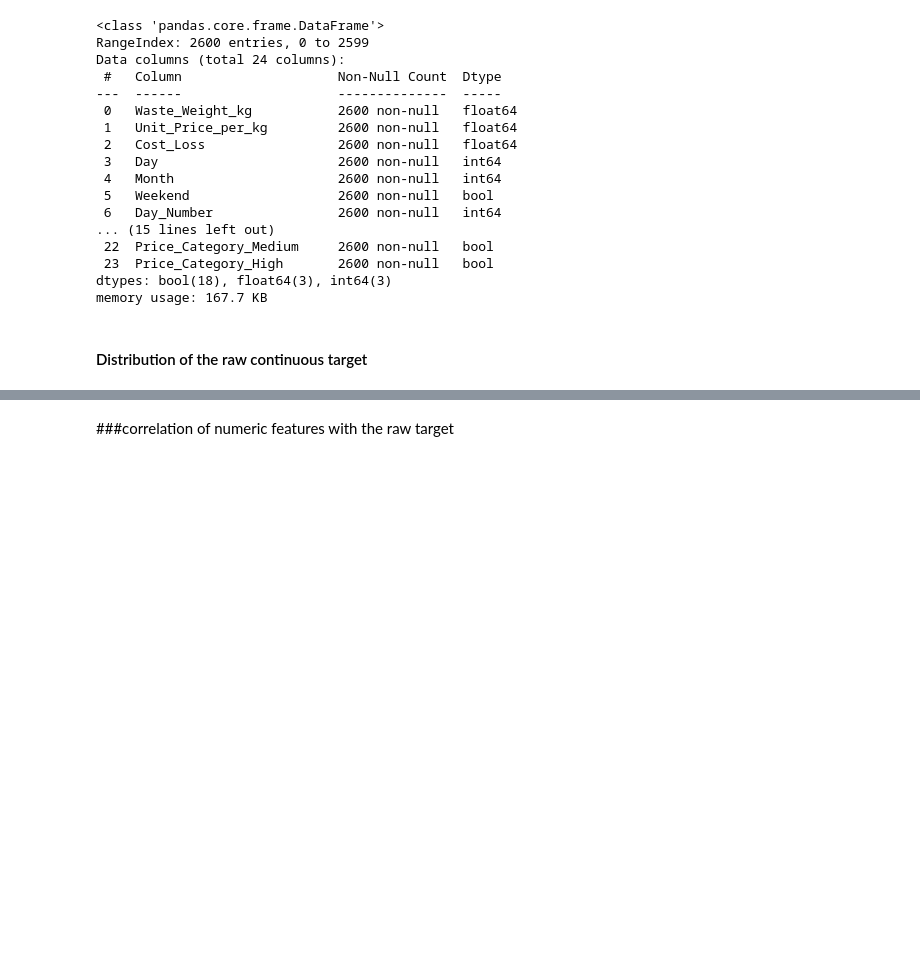
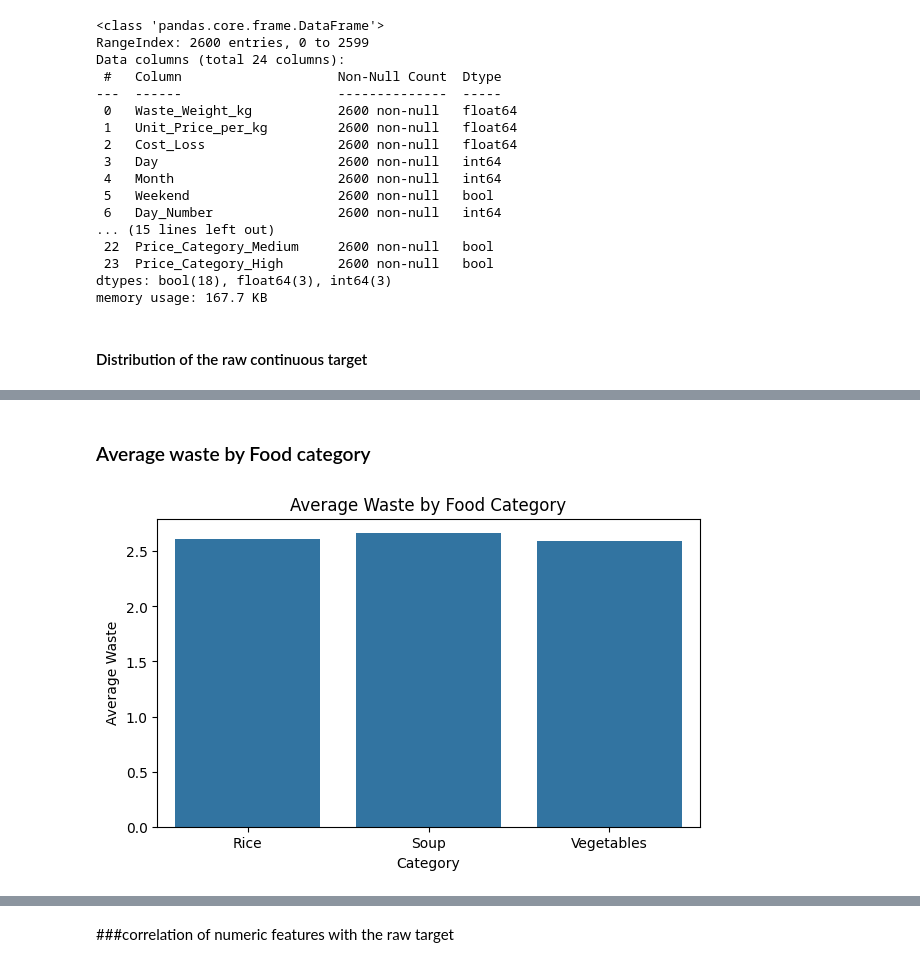
Before and after one commit to sasasaee/ml-project, a Jupyter notebook: canteen_classification_model.ipynb, the cells around one changed output, grey strips where cells are left out. Drawn from its saved outputs; the diff is of its cells as text; code cells hidden in the pictures; blank space fills up the shorter version.

```diff
--- a/canteen_classification_model.ipynb
+++ b/canteen_classification_model.ipynb
@@ -121,0 +114,25 @@ plt.show()
+# %% [markdown]
+### Average waste by Food category
+# %%
+food_avg = pd.DataFrame({
+    "Category": ["Rice","Soup","Vegetables"],
+    "Average Waste":[
+        df[df["Food_Category_Rice"]]["Waste_Weight_kg"].mean(),
+        df[df["Food_Category_Soup"]]["Waste_Weight_kg"].mean(),
+        df[df["Food_Category_Vegetables"]]["Waste_Weight_kg"].mean()
+    ]
+})
+
+plt.figure(figsize=(7,4))
+
+sns.barplot(
+    data=food_avg,
+    x="Category",
+    y="Average Waste"
+)
+
+plt.title("Average Waste by Food Category")
+
+plt.show()
+# %% [output]
+[figure, added]
```
Also changed, not shown: parts of 13 cells of this notebook.
